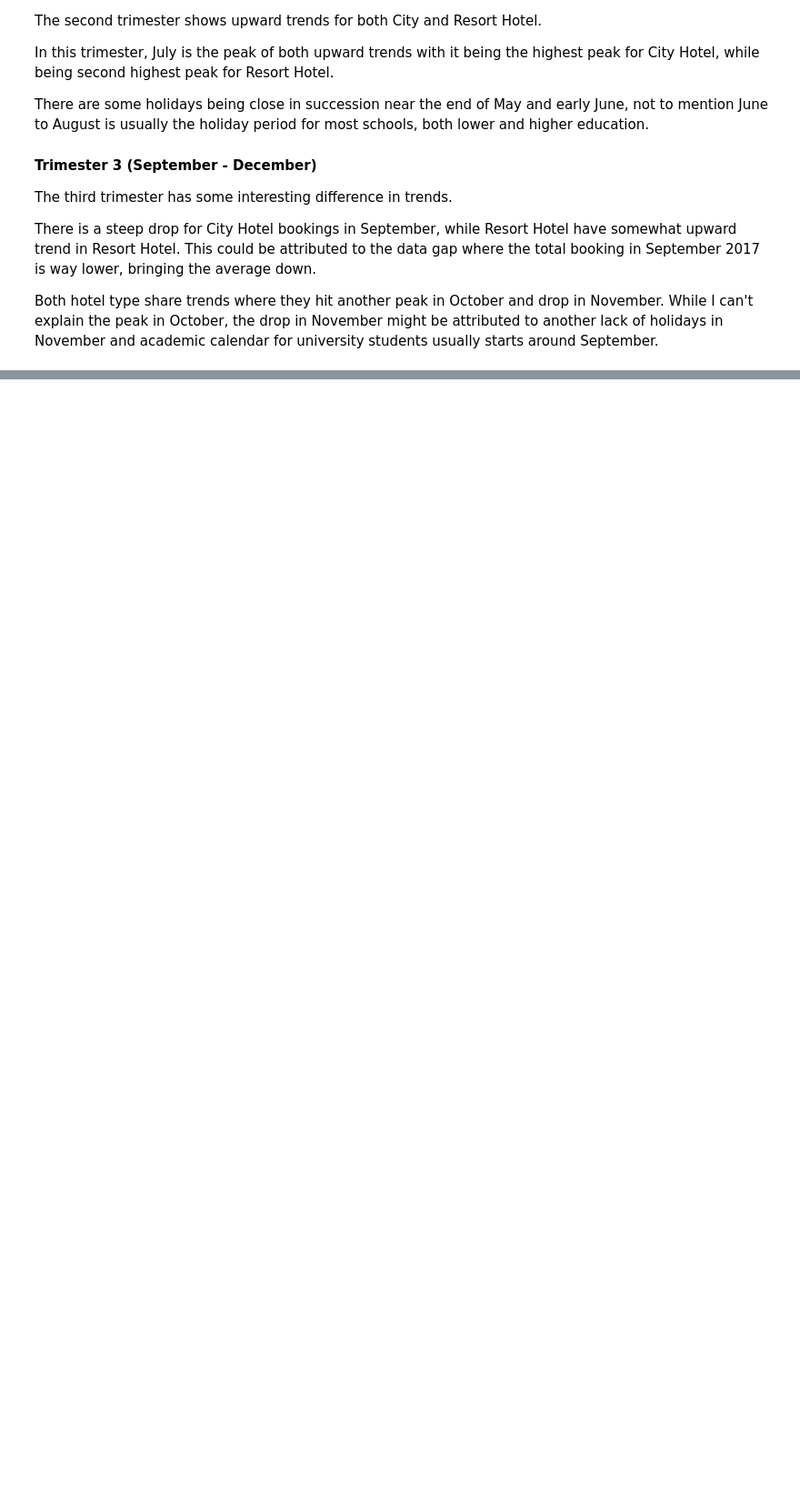
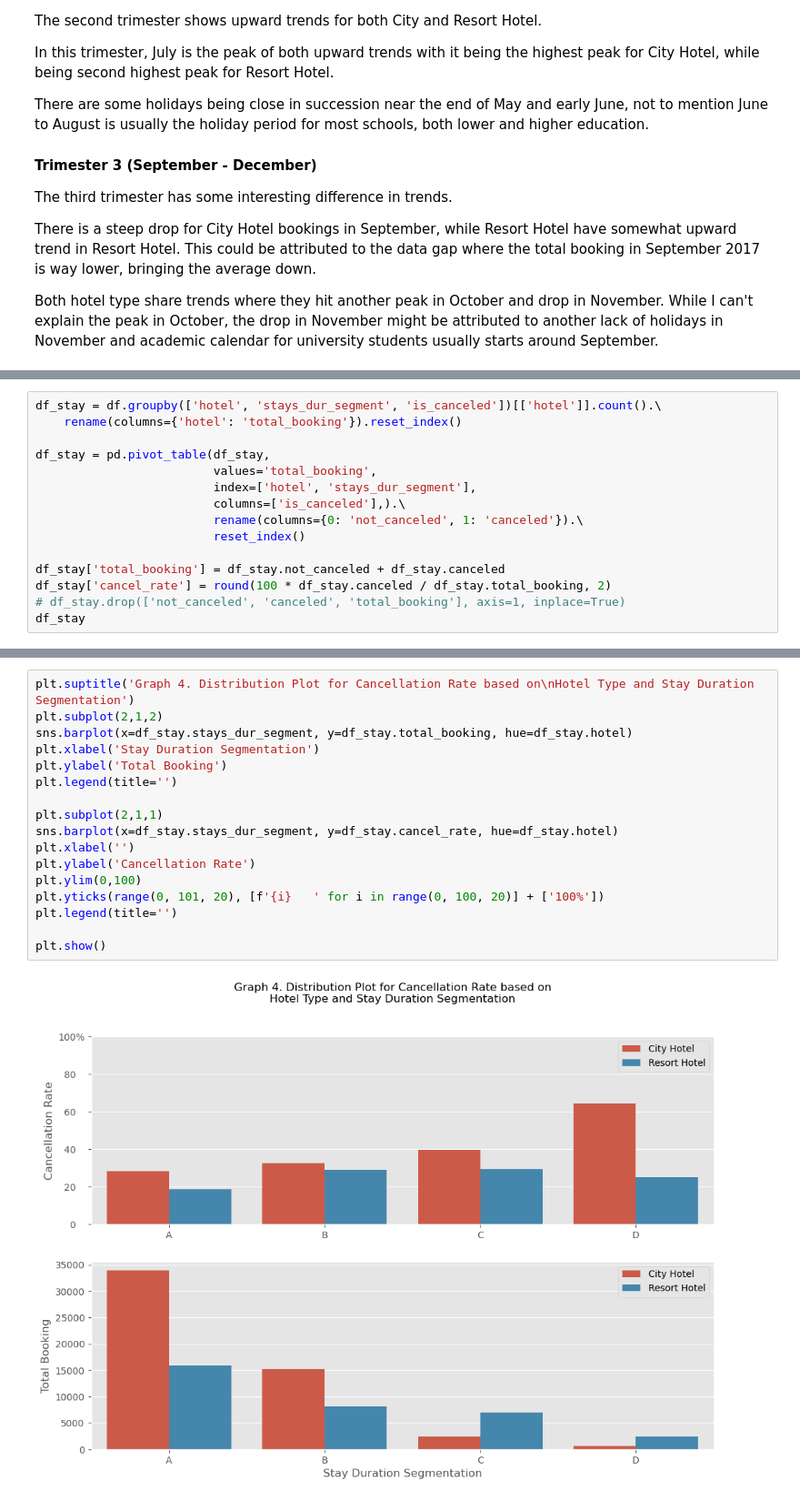
Before and after one commit to andreadeputra/MLPortfolio, a Jupyter notebook: Courses/RakaminMiniProject/2. Investigate Hotel Business using Data Visualization/Investigate Hotel Business using Data Visualization.ipynb, the cells around one changed output, grey strips where cells are left out. Shown: that part at 91% size. Saved outputs shown, nothing was run; the diff lists cells and outputs as text; blank space fills up the shorter version.

```diff
--- a/Courses/RakaminMiniProject/2. Investigate Hotel Business using Data Visualization/Investigate Hotel Business using Data Visualization.ipynb
+++ b/Courses/RakaminMiniProject/2. Investigate Hotel Business using Data Visualization/Investigate Hotel Business using Data Visualization.ipynb
@@ -493,0 +553,15 @@ Both hotel type share trends where they hit another peak in October and drop in
+# %%
+df_stay = df.groupby(['hotel', 'stays_dur_segment', 'is_canceled'])[['hotel']].count().\
+    rename(columns={'hotel': 'total_booking'}).reset_index()
+
+df_stay = pd.pivot_table(df_stay,
+                         values='total_booking',
+                         index=['hotel', 'stays_dur_segment'],
+                         columns=['is_canceled'],).\
+                         rename(columns={0: 'not_canceled', 1: 'canceled'}).\
+                         reset_index()
+
+df_stay['total_booking'] = df_stay.not_canceled + df_stay.canceled
+df_stay['cancel_rate'] = round(100 * df_stay.canceled / df_stay.total_booking, 2)
+# df_stay.drop(['not_canceled', 'canceled', 'total_booking'], axis=1, inplace=True)
+df_stay
@@ -493,0 +580,19 @@ Both hotel type share trends where they hit another peak in October and drop in
+# %%
+plt.suptitle('Graph 4. Distribution Plot for Cancellation Rate based on\nHotel Type and Stay Duration Segmentation')
+plt.subplot(2,1,2)
+sns.barplot(x=df_stay.stays_dur_segment, y=df_stay.total_booking, hue=df_stay.hotel)
+plt.xlabel('Stay Duration Segmentation')
+plt.ylabel('Total Booking')
+plt.legend(title='')
+
+plt.subplot(2,1,1)
+sns.barplot(x=df_stay.stays_dur_segment, y=df_stay.cancel_rate, hue=df_stay.hotel)
+plt.xlabel('')
+plt.ylabel('Cancellation Rate')
+plt.ylim(0,100)
+plt.yticks(range(0, 101, 20), [f'{i}   ' for i in range(0, 100, 20)] + ['100%'])
+plt.legend(title='')
+
+plt.show()
+# %% [output]
+[figure, added]
```
Also changed, not shown: parts of 14 cells of this notebook, 1 other file.
